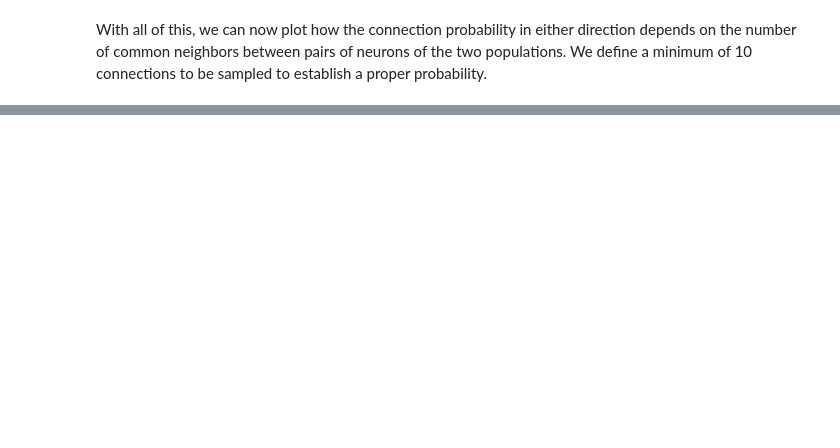
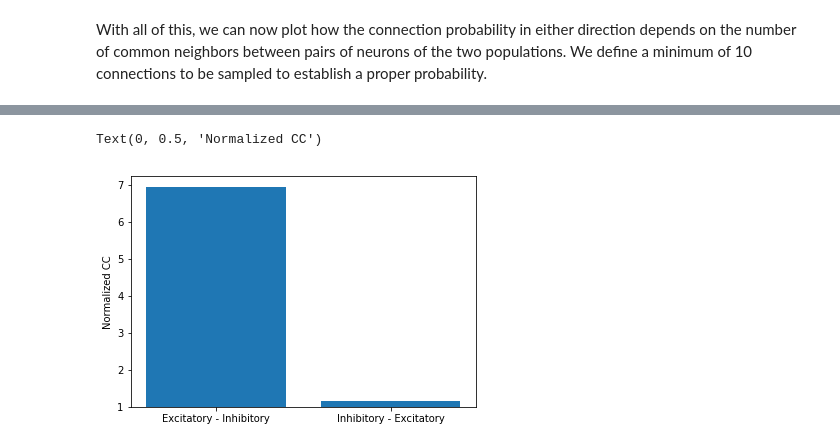
Before and after one commit to BlueBrain/MOOC-hippocampus-network-simulation-2019, a Jupyter notebook: notebooks/common_neighbor_2.ipynb, the cells around one changed output, grey strips where cells are left out. Cells and saved outputs as stored; diff of their text form; code cells hidden in the pictures; blank space fills up the shorter version.

```diff
--- a/notebooks/common_neighbor_2.ipynb
+++ b/notebooks/common_neighbor_2.ipynb
@@ -184,0 +190,23 @@ We see that the bias for increased connectivity between neurons with many common
+# %%
+def cn_cluster_coefficient(cn_mat, connections):
+    num_closed = cn_mat[connections.toarray()].sum()
+    num_total = cn_mat.sum()
+    return float(num_closed) / num_total
+
+CC_1_to_2 = cn_cluster_coefficient(com_neighs, con_1_to_2)
+CC_2_to_1 = cn_cluster_coefficient(com_neighs, con_2_to_1)
+CC_1_to_2_nrmlz = CC_1_to_2 / cn_cluster_coefficient(rnd_com_neighs, rnd_con_1_to_2)
+CC_2_to_1_nrmlz = CC_2_to_1 / cn_cluster_coefficient(rnd_com_neighs, rnd_con_2_to_1)
+
+ax = plt.figure().add_axes([0.1, 0.1, 0.8, 0.8])
+'''For plotting, we let the bars start at a value of 1, since that
+is the value indicating no effect (bottom=1). To compensate, we have
+to subtract 1 from the height of the bars.'''
+ax.bar([1, 2], [CC_1_to_2_nrmlz - 1, CC_2_to_1_nrmlz - 1], bottom=1)
+ax.set_xticks([1, 2])
+ax.set_xticklabels(["%s - %s" % lbl for lbl in [(analyze_population1, analyze_population2),
+                                               (analyze_population2, analyze_population1)]])
+ax.set_ylabel("Normalized CC")
+# %% [output]
+Text(0, 0.5, 'Normalized CC')
+[figure, added]
```
Also changed, not shown: parts of 30 cells of this notebook, 5 other files.
